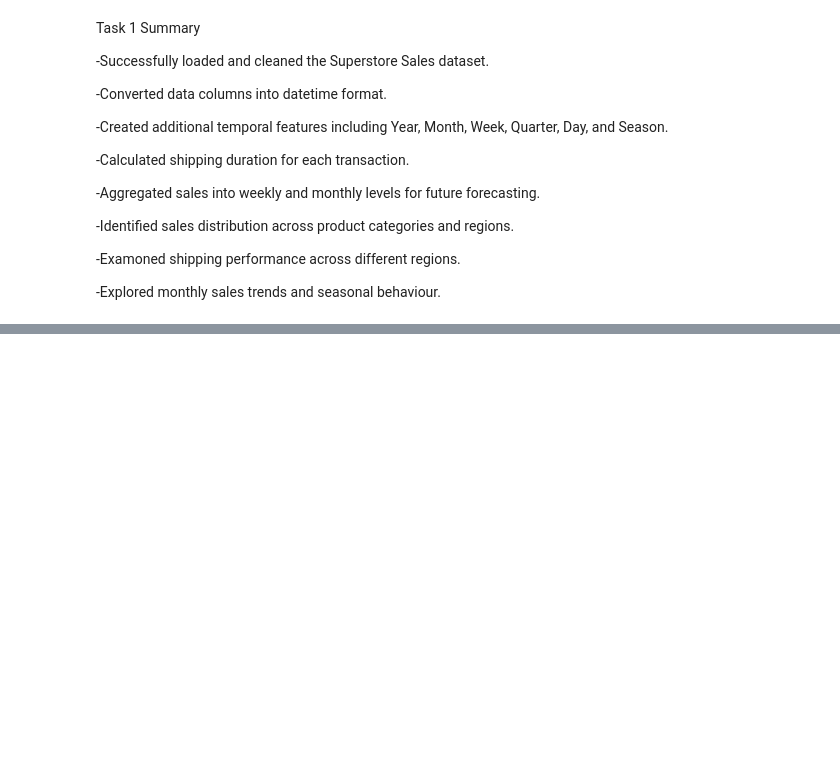
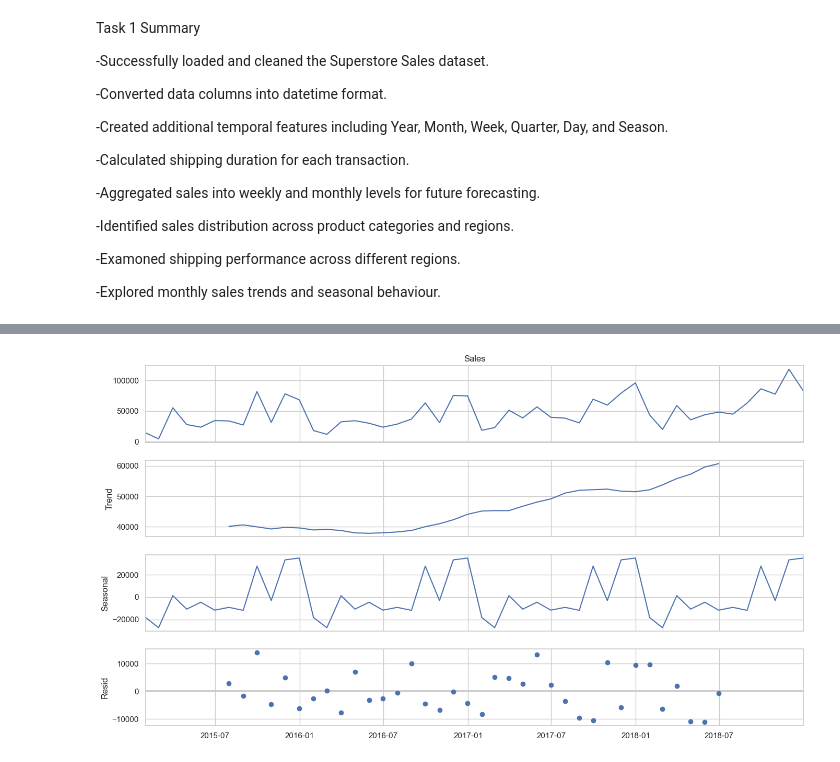
Before and after one commit to Aanya2806/sales-demand-intelligence-system, a Jupyter notebook: analysis.ipynb, the cells around one changed output, grey strips where cells are left out. Saved outputs shown, nothing was run; the diff lists cells and outputs as text; code cells hidden in the pictures; blank space fills up the shorter version.

```diff
--- a/analysis.ipynb
+++ b/analysis.ipynb
@@ -310,0 +342,3 @@ Task 1 Summary
+# %%
+monthly_sales.set_index("Order Date", inplace=True)
+monthly_sales.head()
@@ -310,0 +353,13 @@ Task 1 Summary
+# %%
+from statsmodels.tsa.seasonal import seasonal_decompose
+decomposiiton = seasonal_decompose(
+    monthly_sales["Sales"],
+    model= "additive",
+    period=12
+)
+# %%
+fig = decomposiiton.plot()
+fig.set_size_inches(14,8)
+plt.show()
+# %% [output]
+[figure, added]
```
Also changed, not shown: parts of 14 cells of this notebook, 3 other files.
